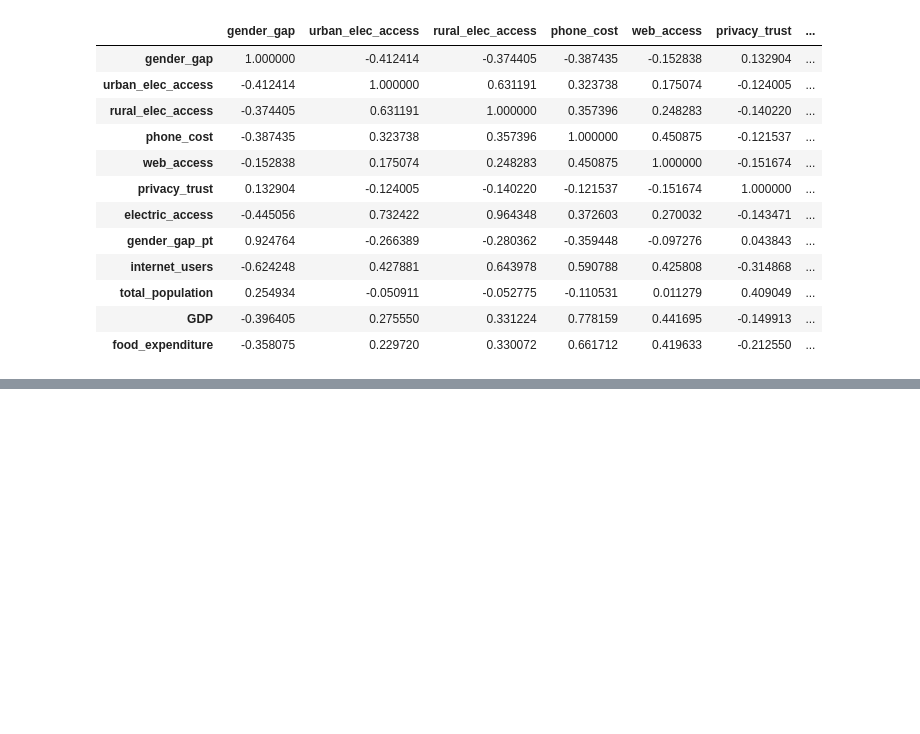
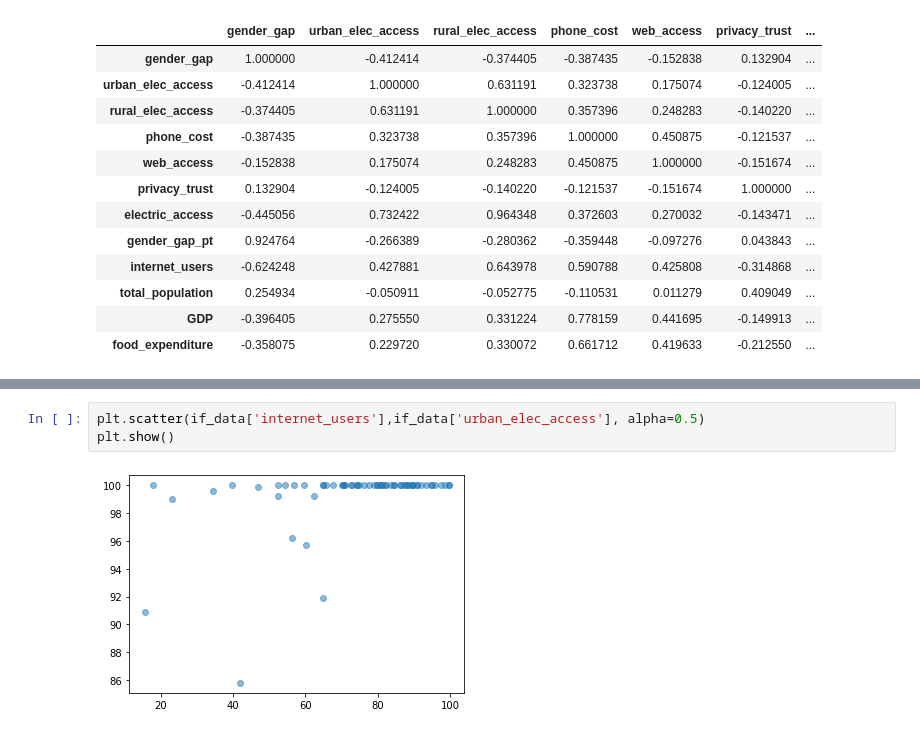
Before and after one commit to tklausner/info2950-project, a Jupyter notebook: INFO2950_Project.ipynb, the cells around one changed output, grey strips where cells are left out. Drawn from its saved outputs; the diff is of its cells as text; blank space fills up the shorter version.

```diff
--- a/INFO2950_Project.ipynb
+++ b/INFO2950_Project.ipynb
@@ -209,0 +227,5 @@ if_data.corr()
+# %%
+plt.scatter(if_data['internet_users'],if_data['urban_elec_access'], alpha=0.5)
+plt.show()
+# %% [output]
+[figure, added]
```
Also changed, not shown: parts of 10 cells of this notebook.
